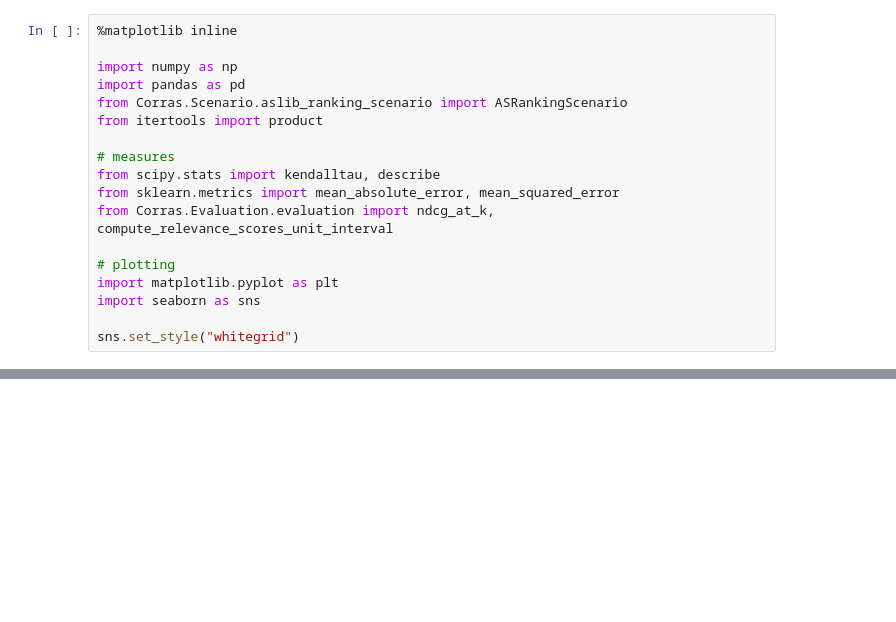
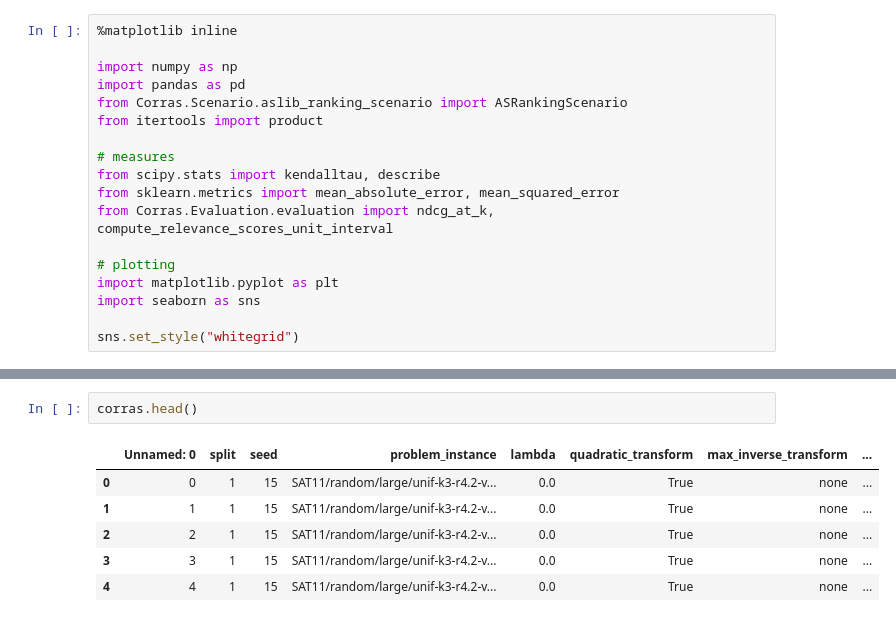
Before and after one commit to JonasHanselle/CoRRAS, a Jupyter notebook: Untitled.ipynb, the cells around one changed output, grey strips where cells are left out. Cells and saved outputs as stored; diff of their text form; blank space fills up the shorter version.

```diff
--- a/Untitled.ipynb
+++ b/Untitled.ipynb
@@ -127,0 +132,9 @@ for scenario_name, use_quadratic_transform, use_max_inverse_transform, scale_tar
+# %%
+corras.head()
+# %% [output]
+|  | Unnamed: 0 | split | seed | problem_instance | lambda | quadratic_transform | max_inverse_transform | ... |
+| 0 | 0 | 1 | 15 | SAT11/random/large/unif-k3-r4.2-v... | 0.0 | True | none | ... |
+| 1 | 1 | 1 | 15 | SAT11/random/large/unif-k3-r4.2-v... | 0.0 | True | none | ... |
+| 2 | 2 | 1 | 15 | SAT11/random/large/unif-k3-r4.2-v... | 0.0 | True | none | ... |
+| 3 | 3 | 1 | 15 | SAT11/random/large/unif-k3-r4.2-v... | 0.0 | True | none | ... |
+| 4 | 4 | 1 | 15 | SAT11/random/large/unif-k3-r4.2-v... | 0.0 | True | none | ... |
```
Also changed, not shown: parts of 2 cells of this notebook, 3 other files.
